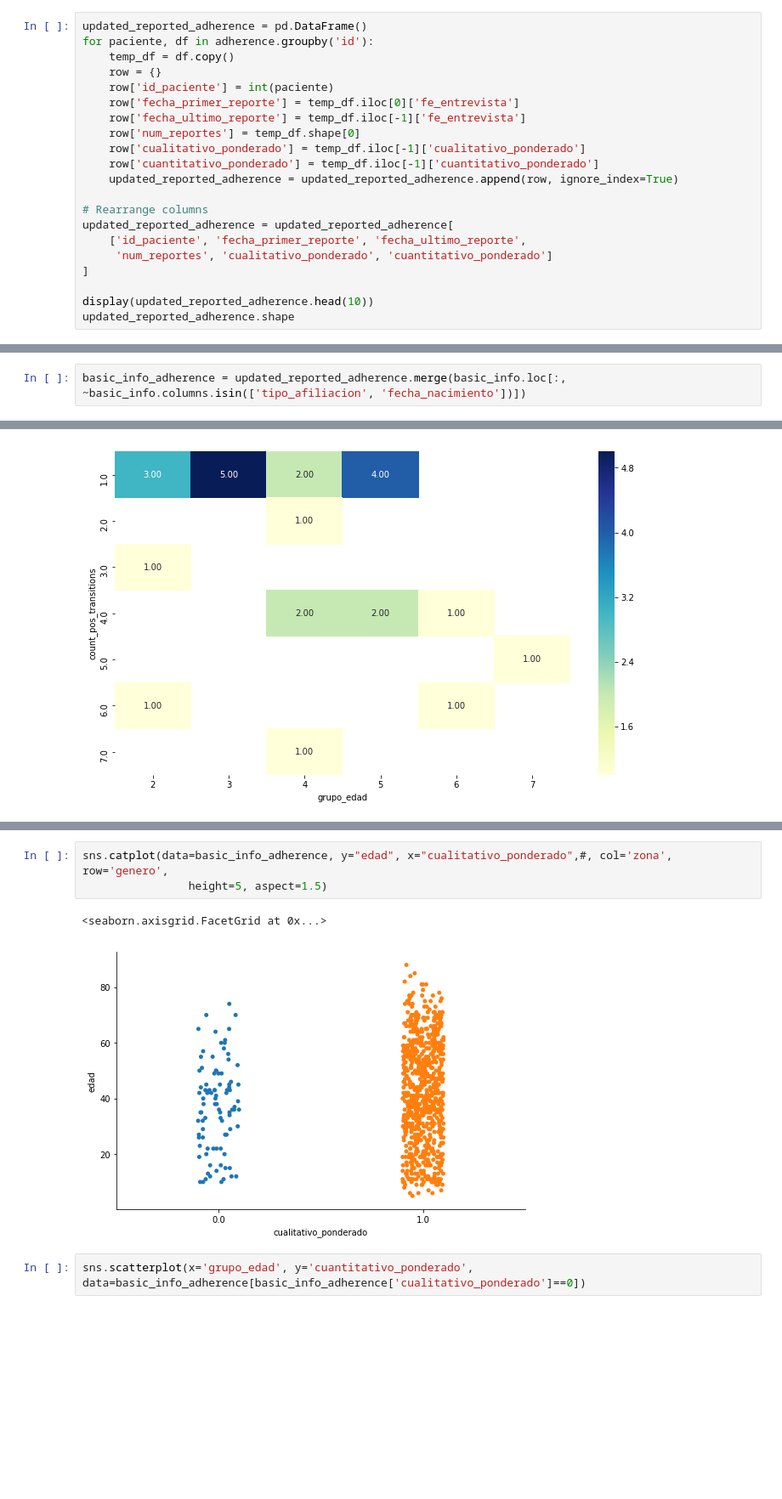
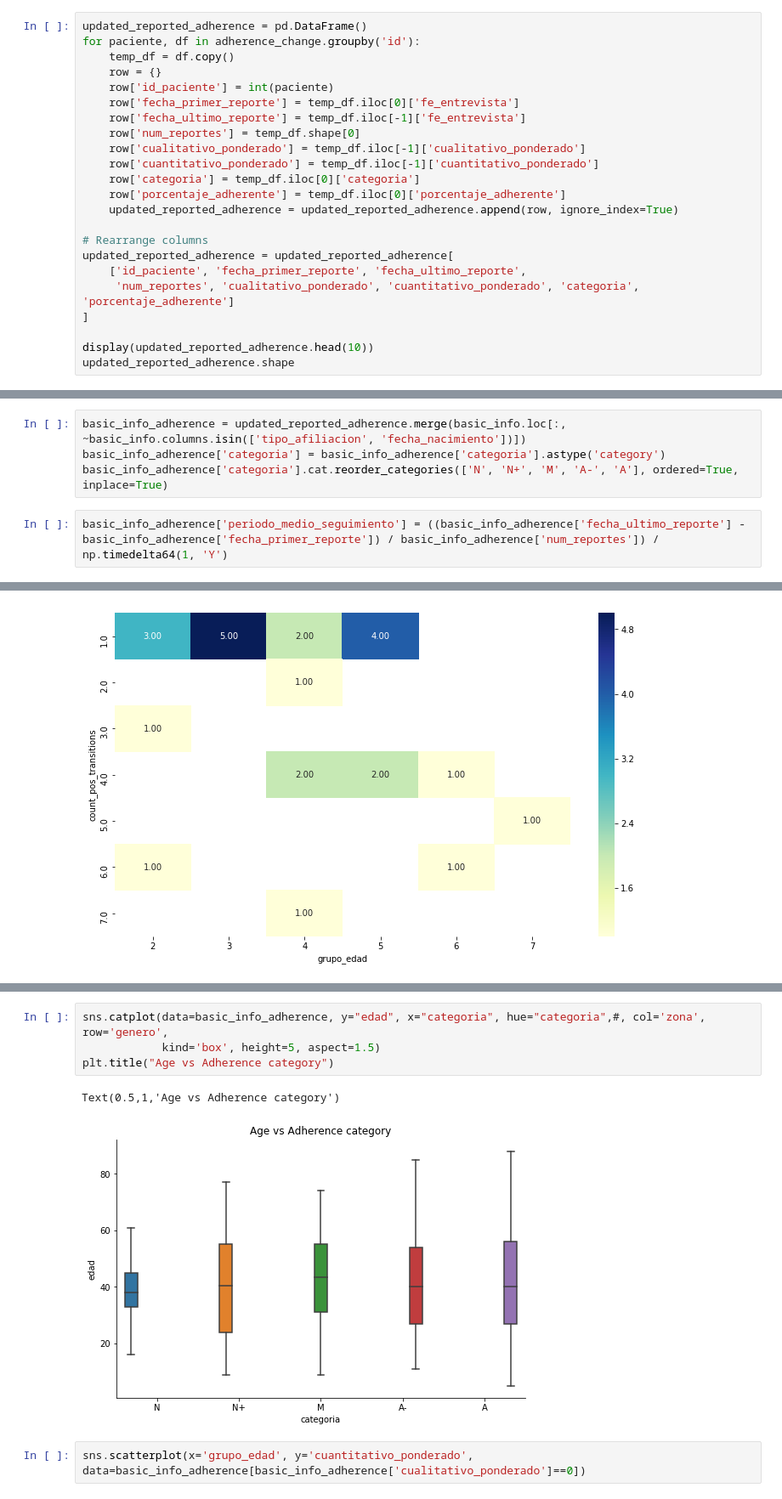
Before and after one commit to DS4A-T22/exploratory_data_analysis, a Jupyter notebook: EDA-BPI_FR_WBI_Adherence.ipynb, the cells around one changed output, grey strips where cells are left out. Shown at 85% size. Saved outputs shown, nothing was run; the diff lists cells and outputs as text; blank space fills up the shorter version.

Commit message:
Add 'porcentaje_adherente' to adherence_change data frame

```diff
--- a/EDA-BPI_FR_WBI_Adherence.ipynb
+++ b/EDA-BPI_FR_WBI_Adherence.ipynb
@@ -285,7 +318,7 @@ Text(0.5,1,'Number of positive transitions per month')
 #### Let's get the last reported adherence status for each of the users in the available dataset
 # %%
 updated_reported_adherence = pd.DataFrame()
-for paciente, df in adherence.groupby('id'):
+for paciente, df in adherence_change.groupby('id'):
     temp_df = df.copy()
     row = {}
     row['id_paciente'] = int(paciente)
@@ -294,12 +327,14 @@ for paciente, df in adherence.groupby('id'):
     row['num_reportes'] = temp_df.shape[0]
     row['cualitativo_ponderado'] = temp_df.iloc[-1]['cualitativo_ponderado']
     row['cuantitativo_ponderado'] = temp_df.iloc[-1]['cuantitativo_ponderado']
+    row['categoria'] = temp_df.iloc[0]['categoria']
+    row['porcentaje_adherente'] = temp_df.iloc[0]['porcentaje_adherente']
     updated_reported_adherence = updated_reported_adherence.append(row, ignore_index=True)
 
 # Rearrange columns
 updated_reported_adherence = updated_reported_adherence[
     ['id_paciente', 'fecha_primer_reporte', 'fecha_ultimo_reporte',
-     'num_reportes', 'cualitativo_ponderado', 'cuantitativo_ponderado']
+     'num_reportes', 'cualitativo_ponderado', 'cuantitativo_ponderado', 'categoria', 'porcentaje_adherente']
 ]
 
 display(updated_reported_adherence.head(10))
@@ -358,6 +393,10 @@ updated_reported_adherence.head(20)
 #### Let's study the influence of some demographic factors on the adherence (age, education, gender, socioeconomic status, zone, employment type)
 # %%
 basic_info_adherence = updated_reported_adherence.merge(basic_info.loc[:, ~basic_info.columns.isin(['tipo_afiliacion', 'fecha_nacimiento'])])
+basic_info_adherence['categoria'] = basic_info_adherence['categoria'].astype('category')
+basic_info_adherence['categoria'].cat.reorder_categories(['N', 'N+', 'M', 'A-', 'A'], ordered=True, inplace=True)
+# %%
+basic_info_adherence['periodo_medio_seguimiento'] = ((basic_info_adherence['fecha_ultimo_reporte'] - basic_info_adherence['fecha_primer_reporte']) / basic_info_adherence['num_reportes']) / np.timedelta64(1, 'Y')
 # %%
 basic_info_adherence.head()
 # %% [output]
@@ -426,9 +465,10 @@ sns.catplot(data=basic_info_adherence, y="grupo_edad", x="cuantitativo_ponderado
 # %%
-sns.catplot(data=basic_info_adherence, y="edad", x="cualitativo_ponderado",#, col='zona', row='genero',
-                height=5, aspect=1.5)
+sns.catplot(data=basic_info_adherence, y="edad", x="categoria", hue="categoria",#, col='zona', row='genero',
+            kind='box', height=5, aspect=1.5)
+plt.title("Age vs Adherence category")
 # %% [output]
-<seaborn.axisgrid.FacetGrid at 0x...>
+Text(0.5,1,'Age vs Adherence category')
-[figure, old version]
+[figure, new version]
 # %%
 sns.scatterplot(x='grupo_edad', y='cuantitativo_ponderado', data=basic_info_adherence[basic_info_adherence['cualitativo_ponderado']==0])
 # %% [output]
```
Also changed, not shown: parts of 27 cells of this notebook, 1 other file.
